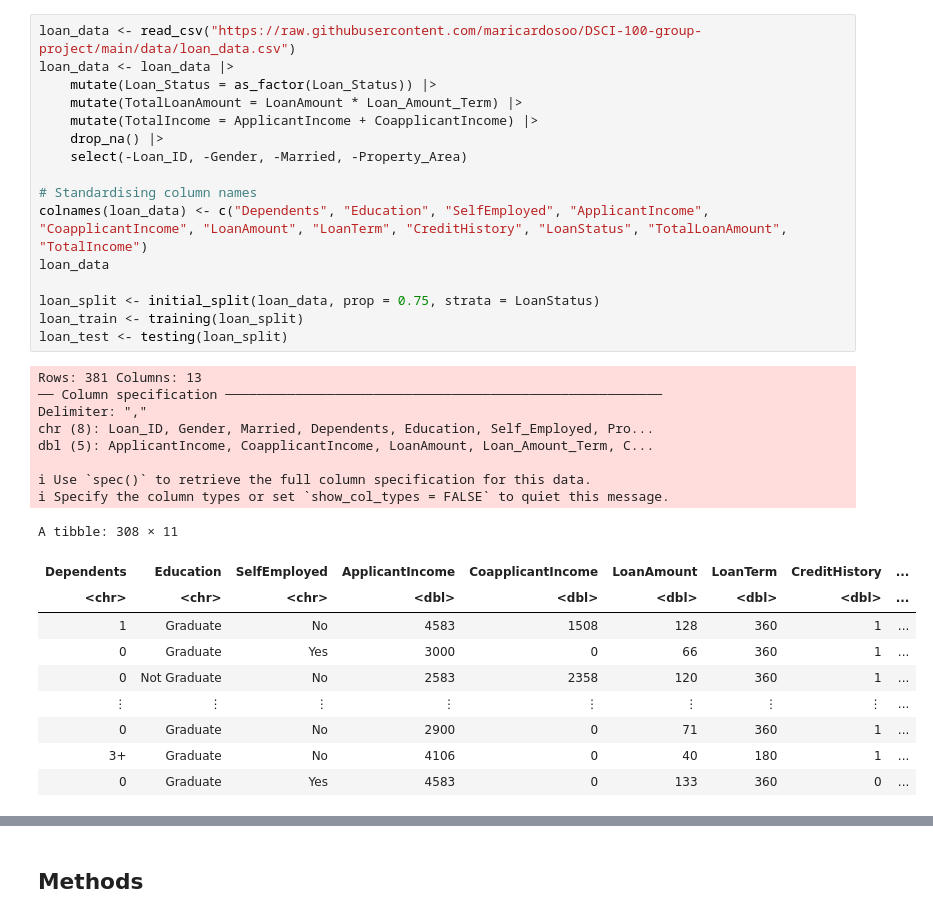
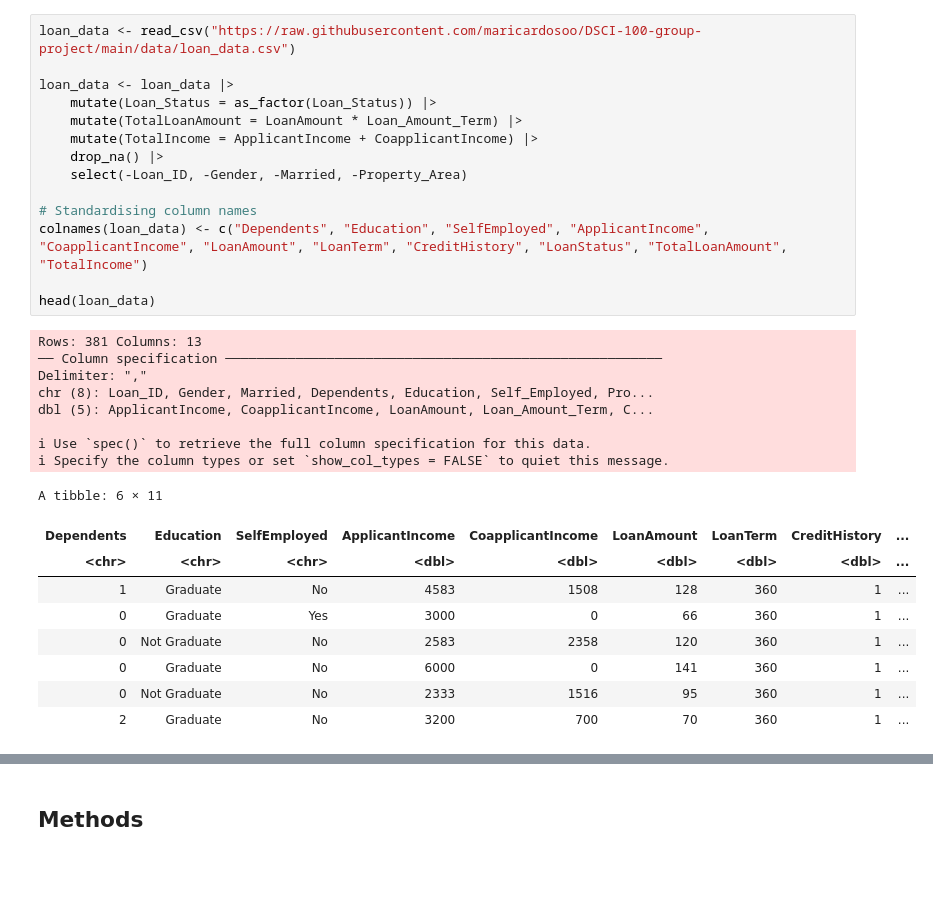
Before and after one commit to mariscovino/DSCI-100-group-project, a Jupyter notebook: project_proposal.ipynb, the cells around one changed output, grey strips where cells are left out. Cells and saved outputs as stored; diff of their text form; blank space fills up the shorter version.

```diff
--- a/project_proposal.ipynb
+++ b/project_proposal.ipynb
@@ -27,35 +65,32 @@ set.seed(2024)
 # %%
 loan_data <- read_csv("https://raw.githubusercontent.com/maricardosoo/DSCI-100-group-project/main/data/loan_data.csv")
+
 loan_data <- loan_data |>
     mutate(Loan_Status = as_factor(Loan_Status)) |>
     mutate(TotalLoanAmount = LoanAmount * Loan_Amount_Term) |>
     mutate(TotalIncome = ApplicantIncome + CoapplicantIncome) |>
     drop_na() |>
     select(-Loan_ID, -Gender, -Married, -Property_Area)
 
 # Standardising column names
 colnames(loan_data) <- c("Dependents", "Education", "SelfEmployed", "ApplicantIncome", "CoapplicantIncome", "LoanAmount", "LoanTerm", "CreditHistory", "LoanStatus", "TotalLoanAmount", "TotalIncome")
-loan_data
 
-loan_split <- initial_split(loan_data, prop = 0.75, strata = LoanStatus)
-loan_train <- training(loan_split)
-loan_test <- testing(loan_split)
+head(loan_data)
 # %% [output]
 Rows: 381 Columns: 13
 ── Column specification ────────────────────────────────────────────────────────
 Delimiter: ","
 chr (8): Loan_ID, Gender, Married, Dependents, Education, Self_Employed, Pro...
 dbl (5): ApplicantIncome, CoapplicantIncome, LoanAmount, Loan_Amount_Term, C...
 
 ℹ Use `spec()` to retrieve the full column specification for this data.
 ℹ Specify the column types or set `show_col_types = FALSE` to quiet this message.
-A tibble: 308 × 11
+A tibble: 6 × 11
 | Dependents | Education | SelfEmployed | ApplicantIncome | CoapplicantIncome | LoanAmount | LoanTerm | CreditHistory | ... |
 | <chr> | <chr> | <chr> | <dbl> | <dbl> | <dbl> | <dbl> | <dbl> | ... |
 | 1 | Graduate | No | 4583 | 1508 | 128 | 360 | 1 | ... |
 | 0 | Graduate | Yes | 3000 | 0 | 66 | 360 | 1 | ... |
 | 0 | Not Graduate | No | 2583 | 2358 | 120 | 360 | 1 | ... |
-| ⋮ | ⋮ | ⋮ | ⋮ | ⋮ | ⋮ | ⋮ | ⋮ | ... |
-| 0 | Graduate | No | 2900 | 0 | 71 | 360 | 1 | ... |
-| 3+ | Graduate | No | 4106 | 0 | 40 | 180 | 1 | ... |
-| 0 | Graduate | Yes | 4583 | 0 | 133 | 360 | 0 | ... |
+| 0 | Graduate | No | 6000 | 0 | 141 | 360 | 1 | ... |
+| 0 | Not Graduate | No | 2333 | 1516 | 95 | 360 | 1 | ... |
+| 2 | Graduate | No | 3200 | 700 | 70 | 360 | 1 | ... |
```
Also changed, not shown: parts of 24 cells of this notebook.
